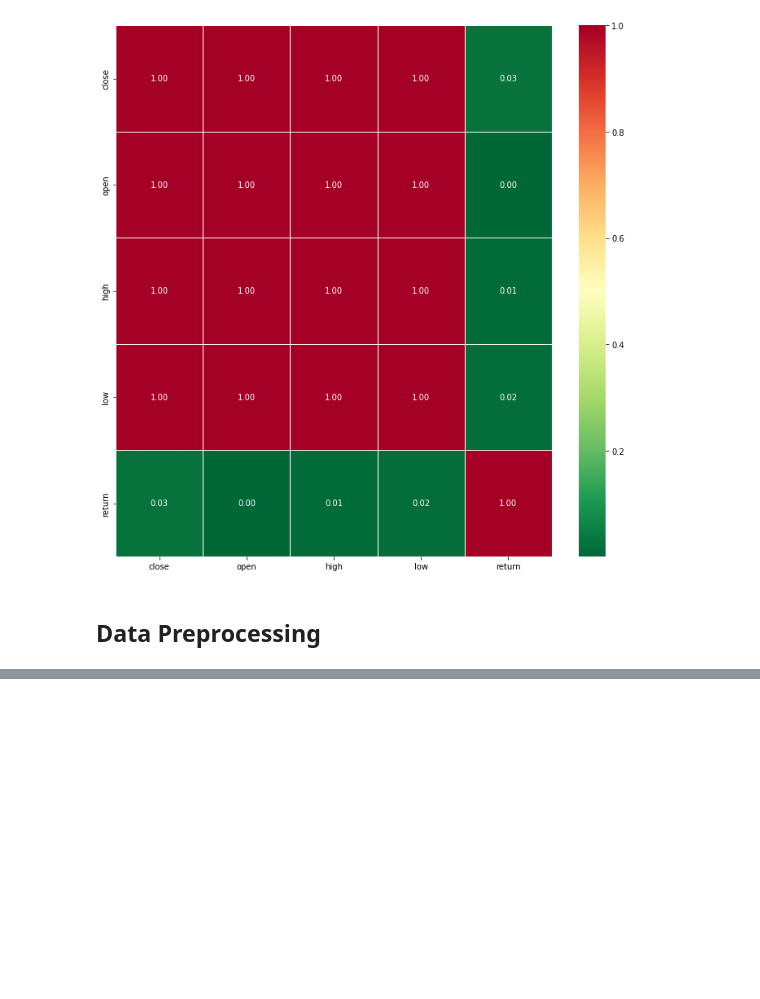
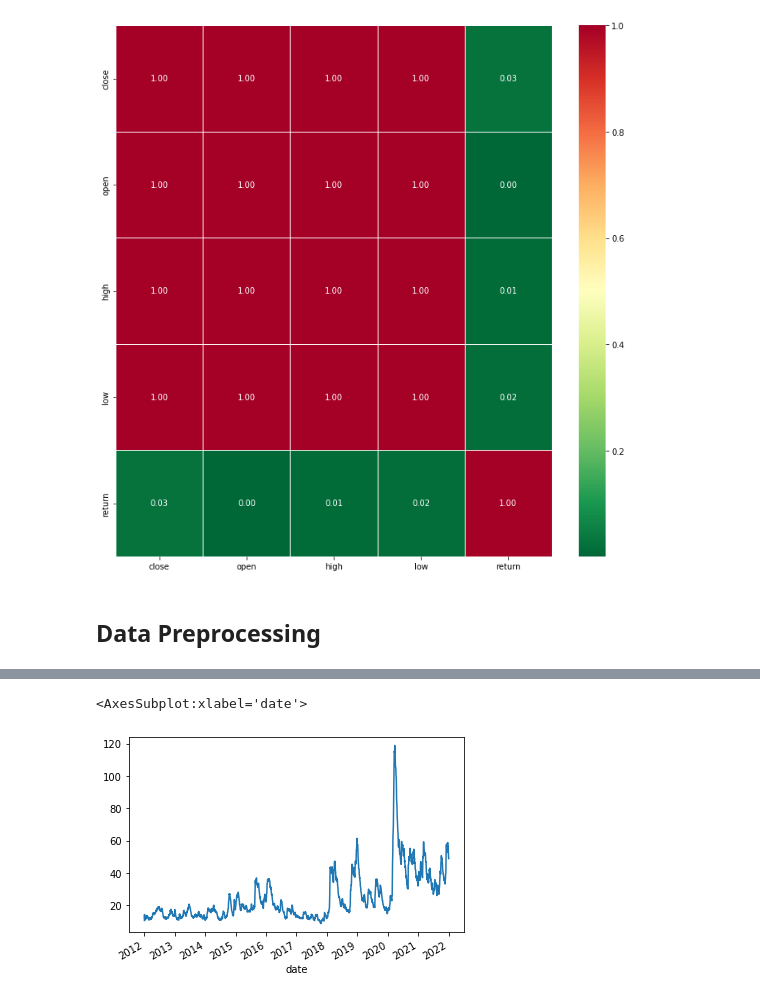
Before and after one commit to jonas-fullstack-dev/ml-financial-data, a Jupyter notebook: stocks.ipynb, the cells around one changed output, grey strips where cells are left out. Cells and saved outputs as stored; diff of their text form; code cells hidden in the pictures; blank space fills up the shorter version.

```diff
--- a/stocks.ipynb
+++ b/stocks.ipynb
@@ -217,0 +228,7 @@ sns.heatmap(df.corr(), annot=True, cmap='RdYlGn_r', linewidth=0.5, fmt='.2f')
+# %%
+ewdf = df.ewm(halflife=10).mean()
+# %%
+ewdf.volatility.plot()
+# %% [output]
+<AxesSubplot:xlabel='date'>
+[figure, added]
```
Also changed, not shown: parts of 20 cells of this notebook.
